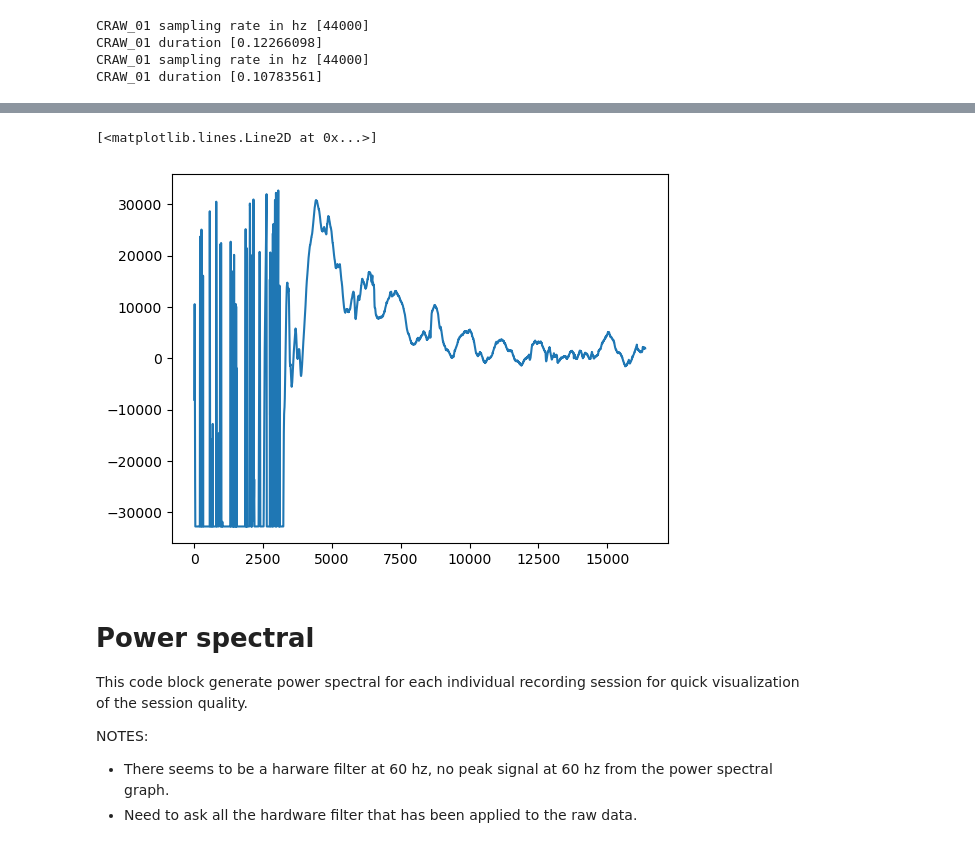
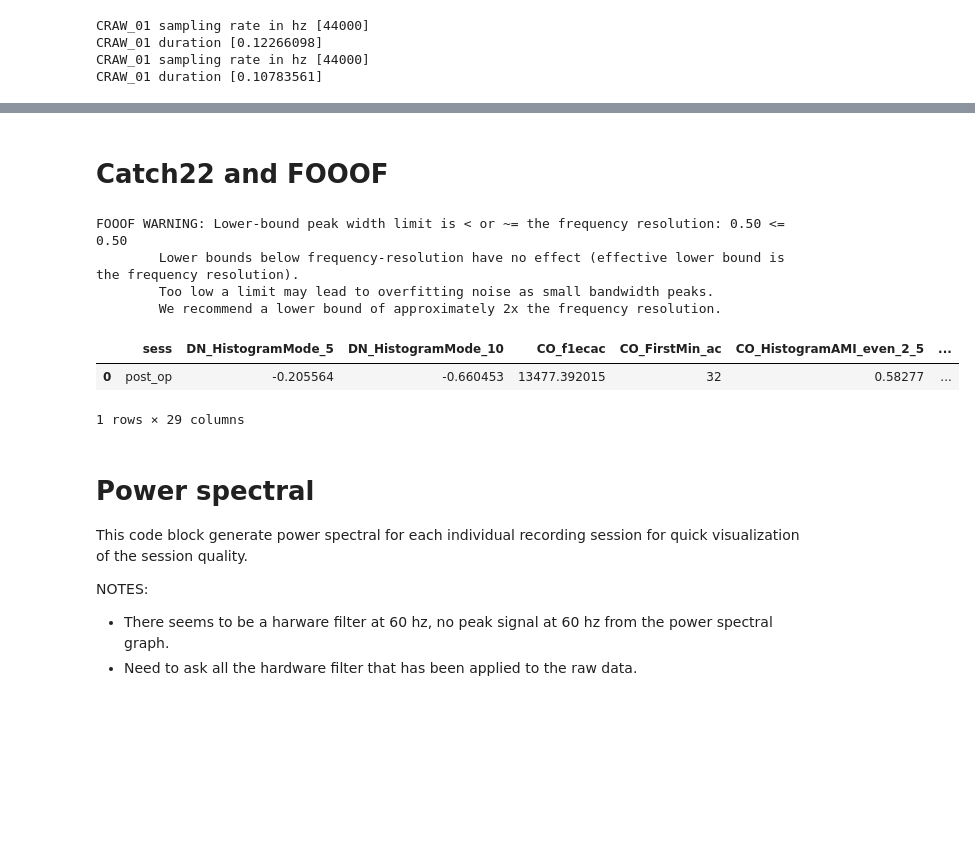
Before and after one commit to seqasim/LFPAnalysis, a Jupyter notebook: scripts/DBS_testing.ipynb, the cells around one changed output, grey strips where cells are left out. Drawn from its saved outputs; the diff is of its cells as text; code cells hidden in the pictures; blank space fills up the shorter version.

```diff
--- a/scripts/DBS_testing.ipynb
+++ b/scripts/DBS_testing.ipynb
@@ -212,11 +119,57 @@ plt.plot(pre_raw)
-# %%
-# single data file examination
-mat_file = scipy.io.loadmat(mat_files[4])
-CLFP_01 = mat_file['CLFP_01']
-plt.plot(CLFP_01[0,:])
-# %% [output]
-[<matplotlib.lines.Line2D at 0x...>]
-[figure, removed]
+# %% [markdown]
+# Catch22 and FOOOF
+# %%
+def ff22(data, hz, sess):
+    '''
+    This function takes in a single signal and outputs a 1x29 dataframe containing the results from catch22 and FOOOF analysis.
+    Input--------------------------
+    data: 1xn, data signal
+    hz: sampling rate
+    sess: data file identification
+    Output-------------------------
+    df: 1x29 pandas dataframe
+    '''
+    # Catch22
+    c22 = pycatch22.catch22_all(data)
+
+    # FOOOF
+    freq_mean, psd_mean = compute_spectrum(data, hz, method='welch', avg_type='mean', nperseg=hz*2)
+    new_freq = freq_mean[freq_mean<120]
+    new_psd = psd_mean[freq_mean<120] #???? why select from freq_mean again?
+
+    fm = FOOOF() # Initialize FOOOF object
+    freq_range = [2, 32] # Define frequency range across which to model the spectrum
+
+    fm.fit(new_freq, new_psd, freq_range)
+    # fm.report(new_freq, new_psd, freq_range)
+
+    # Data organization
+    c22_df = pd.DataFrame.from_dict(c22, orient='index')
+    c22_df.columns = c22_df.iloc[0]
+    c22_df.reset_index(inplace=True)
+    c22_df.drop(0, inplace=True)
+    c22_df.reset_index(inplace=True)
+    c22_df.drop(['level_0', 'index'], axis=1, inplace=True)
+
+    ff_param = fm.peak_params_
+    aperiodic = fm.aperiodic_params_.reshape((1, 2))
+    params_dic = {'offset': aperiodic[0,0], 'exponent':aperiodic[0,1],'n_peak': ff_param.shape[0], 'CF': [ff_param[:,0]], 'PW': [ff_param[:,1]], 'BW': [ff_param[:,2]]}
+    ff_df = pd.DataFrame.from_dict(params_dic)
+
+    df = pd.concat([c22_df, ff_df], axis=1)
+    df.insert(loc=0, column='sess', value=sess)
+
+    return df
+# %%
+ff22(post_raw, post_hz, 'post_op')
+# %% [output]
+FOOOF WARNING: Lower-bound peak width limit is < or ~= the frequency resolution: 0.50 <= 0.50
+        Lower bounds below frequency-resolution have no effect (effective lower bound is the frequency resolution).
+        Too low a limit may lead to overfitting noise as small bandwidth peaks.
+        We recommend a lower bound of approximately 2x the frequency resolution.
+|  | sess | DN_HistogramMode_5 | DN_HistogramMode_10 | CO_f1ecac | CO_FirstMin_ac | CO_HistogramAMI_even_2_5 | ... |
+| 0 | post_op | -0.205564 | -0.660453 | 13477.392015 | 32 | 0.58277 | ... |
+1 rows × 29 columns
 # %% [markdown]
 # Power spectral
 This code block generate power spectral for each individual recording session for quick visualization of the session quality.
```
Also changed, not shown: parts of 26 cells of this notebook.
